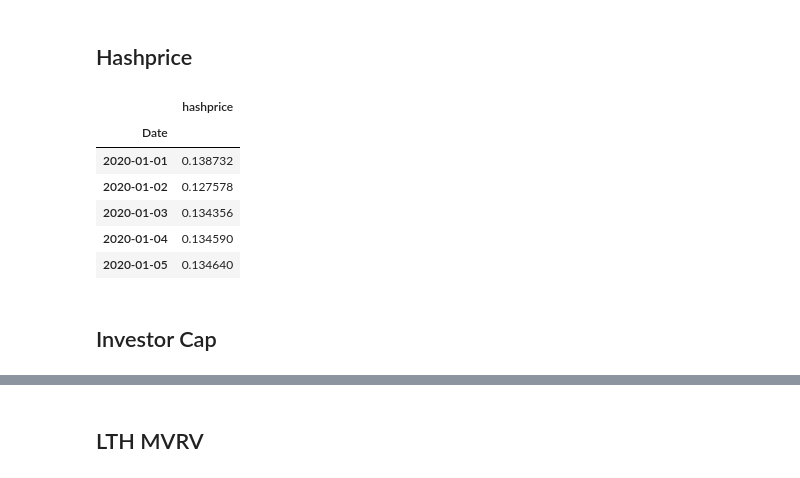
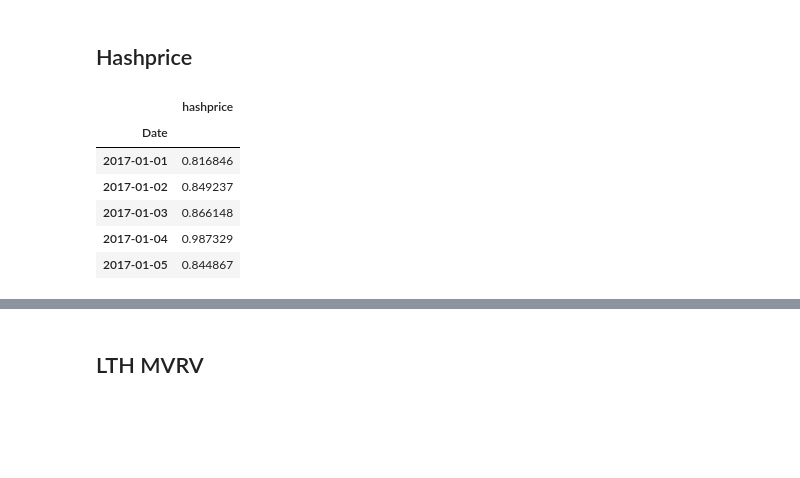
Before and after one commit to Iscorod/Modeling-RNN-LSTM-GRU-BTC-Price-Prediction-with-Blockchain-Data, a Jupyter notebook: Analisis BTC final rolling window.ipynb, the cells around one changed output, grey strips where cells are left out. Drawn from its saved outputs; the diff is of its cells as text; code cells hidden in the pictures; blank space fills up the shorter version.

```diff
--- a/Analisis BTC final rolling window.ipynb
+++ b/Analisis BTC final rolling window.ipynb
@@ -276,15 +263,13 @@ df_dificulty.head()
 # %% [markdown]
 ## Hashprice
 # %%
-df_hashprice = cargar_csv_blockchain('hashprice_2020-01-01_to_2025-06-30')
+df_hashprice = cargar_csv_blockchain('hashprice_2017-01-01_to_2025-06-30')
 df_hashprice.head()
 # %% [output]
 |  | hashprice |
 | Date |  |
-| 2020-01-01 | 0.138732 |
-| 2020-01-02 | 0.127578 |
-| 2020-01-03 | 0.134356 |
-| 2020-01-04 | 0.134590 |
-| 2020-01-05 | 0.134640 |
+| 2017-01-01 | 0.816846 |
+| 2017-01-02 | 0.849237 |
+| 2017-01-03 | 0.866148 |
+| 2017-01-04 | 0.987329 |
+| 2017-01-05 | 0.844867 |
-# %% [markdown]
-## Investor Cap
```
Also changed, not shown: parts of 57 cells of this notebook.
